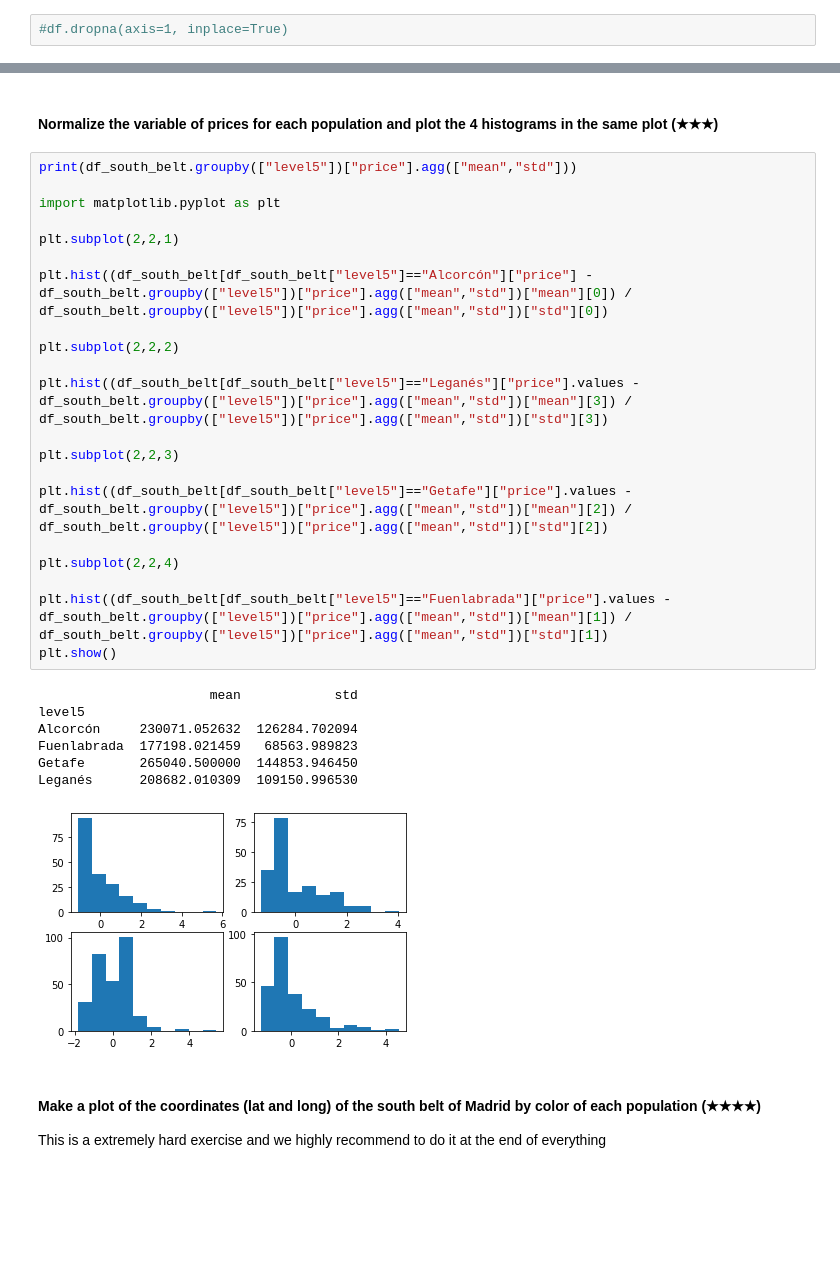
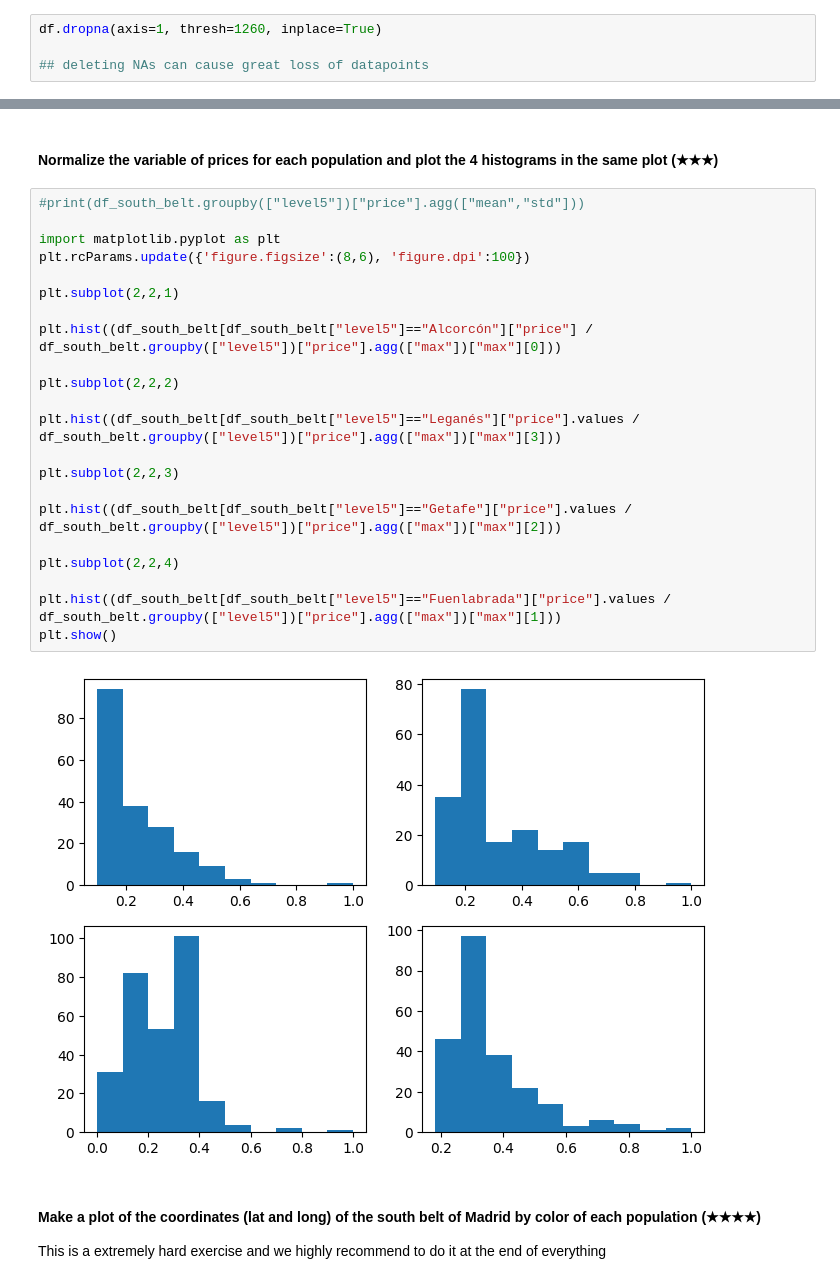
Before and after one commit to Alquem/ml_pre_work, a Jupyter notebook: 06-final_project/project.ipynb, the cells around one changed output, grey strips where cells are left out. Saved outputs shown, nothing was run; the diff lists cells and outputs as text; blank space fills up the shorter version.

```diff
--- a/06-final_project/project.ipynb
+++ b/06-final_project/project.ipynb
@@ -90,7 +90,9 @@ dtype: int64
 # %% [markdown]
 #### Delete the NAs of the dataset, if applicable (★★☆)
 # %%
-#df.dropna(axis=1, inplace=True)
+df.dropna(axis=1, thresh=1260, inplace=True)
+
+## deleting NAs can cause great loss of datapoints
 # %% [markdown]
 #### What is the mean of prices in the population (level5) of "Arroyomolinos (Madrid)"? (★★☆)
 # %%
@@ -166,34 +155,29 @@ df_south_belt.groupby(["level5"])["price"].agg(["max"])
 # %% [markdown]
 #### Normalize the variable of prices for each population and plot the 4 histograms in the same plot (★★★)
 # %%
-print(df_south_belt.groupby(["level5"])["price"].agg(["mean","std"]))
+#print(df_south_belt.groupby(["level5"])["price"].agg(["mean","std"]))
 
 import matplotlib.pyplot as plt
+plt.rcParams.update({'figure.figsize':(8,6), 'figure.dpi':100})
 
 plt.subplot(2,2,1)
 
-plt.hist((df_south_belt[df_south_belt["level5"]=="Alcorcón"]["price"] - df_south_belt.groupby(["level5"])["price"].agg(["mean","std"])["mean"][0]) / df_south_belt.groupby(["level5"])["price"].agg(["mean","std"])["std"][0])
+plt.hist((df_south_belt[df_south_belt["level5"]=="Alcorcón"]["price"] / df_south_belt.groupby(["level5"])["price"].agg(["max"])["max"][0]))
 
 plt.subplot(2,2,2)
 
-plt.hist((df_south_belt[df_south_belt["level5"]=="Leganés"]["price"].values - df_south_belt.groupby(["level5"])["price"].agg(["mean","std"])["mean"][3]) / df_south_belt.groupby(["level5"])["price"].agg(["mean","std"])["std"][3])
+plt.hist((df_south_belt[df_south_belt["level5"]=="Leganés"]["price"].values / df_south_belt.groupby(["level5"])["price"].agg(["max"])["max"][3]))
 
 plt.subplot(2,2,3)
 
-plt.hist((df_south_belt[df_south_belt["level5"]=="Getafe"]["price"].values - df_south_belt.groupby(["level5"])["price"].agg(["mean","std"])["mean"][2]) / df_south_belt.groupby(["level5"])["price"].agg(["mean","std"])["std"][2])
+plt.hist((df_south_belt[df_south_belt["level5"]=="Getafe"]["price"].values / df_south_belt.groupby(["level5"])["price"].agg(["max"])["max"][2]))
 
 plt.subplot(2,2,4)
 
-plt.hist((df_south_belt[df_south_belt["level5"]=="Fuenlabrada"]["price"].values - df_south_belt.groupby(["level5"])["price"].agg(["mean","std"])["mean"][1]) / df_south_belt.groupby(["level5"])["price"].agg(["mean","std"])["std"][1])
+plt.hist((df_south_belt[df_south_belt["level5"]=="Fuenlabrada"]["price"].values / df_south_belt.groupby(["level5"])["price"].agg(["max"])["max"][1]))
 plt.show()
 # %% [output]
-                      mean            std
-level5
-Alcorcón     230071.052632  126284.702094
-Fuenlabrada  177198.021459   68563.989823
-Getafe       265040.500000  144853.946450
-Leganés      208682.010309  109150.996530
-[figure, old version]
+[figure, new version]
 # %% [markdown]
 #### Make a plot of the coordinates (lat and long) of the south belt of Madrid by color of each population (★★★★)
 This is a extremely hard exercise and we highly recommend to do it at the end of everything
```
Also changed, not shown: parts of 12 cells of this notebook.
